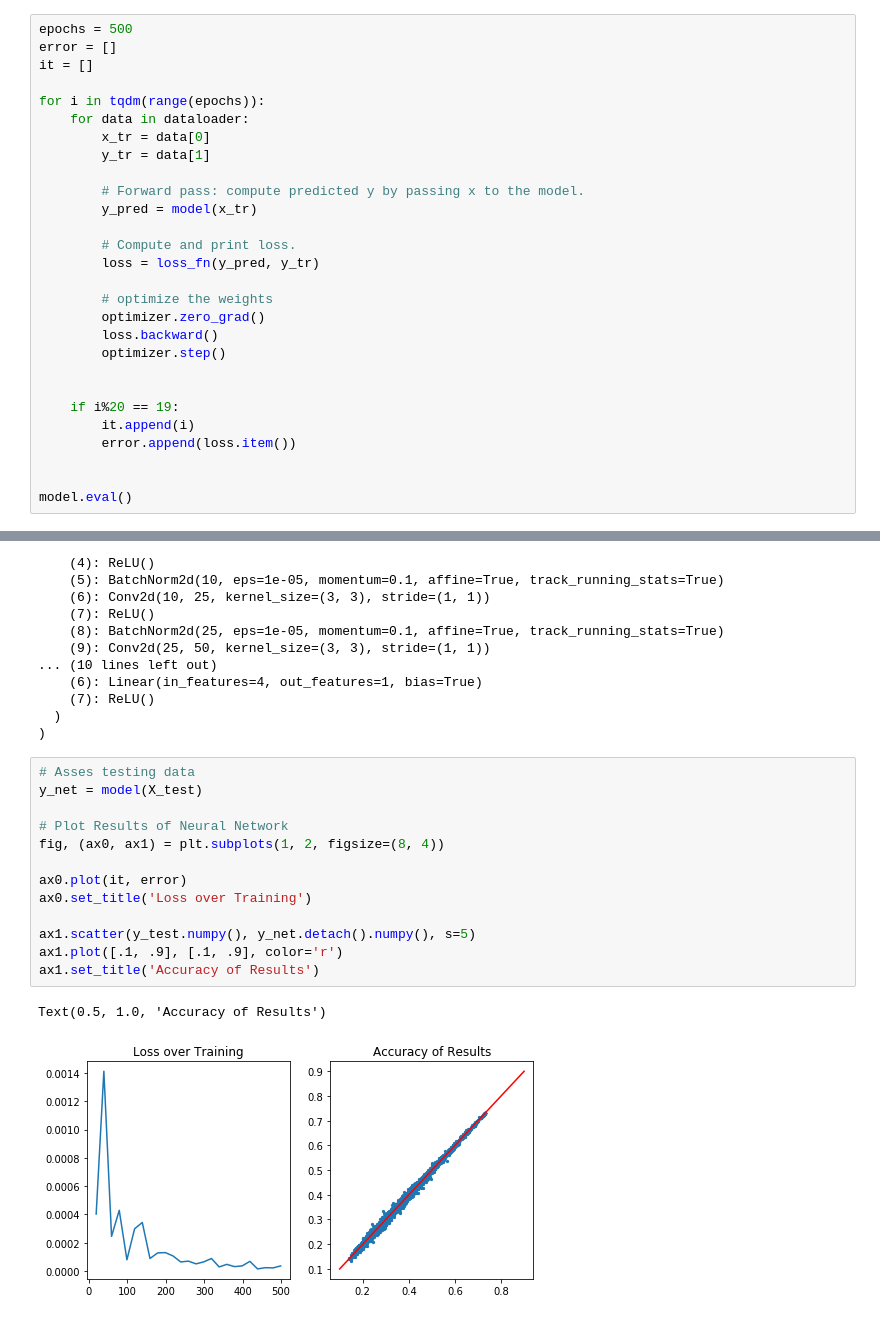
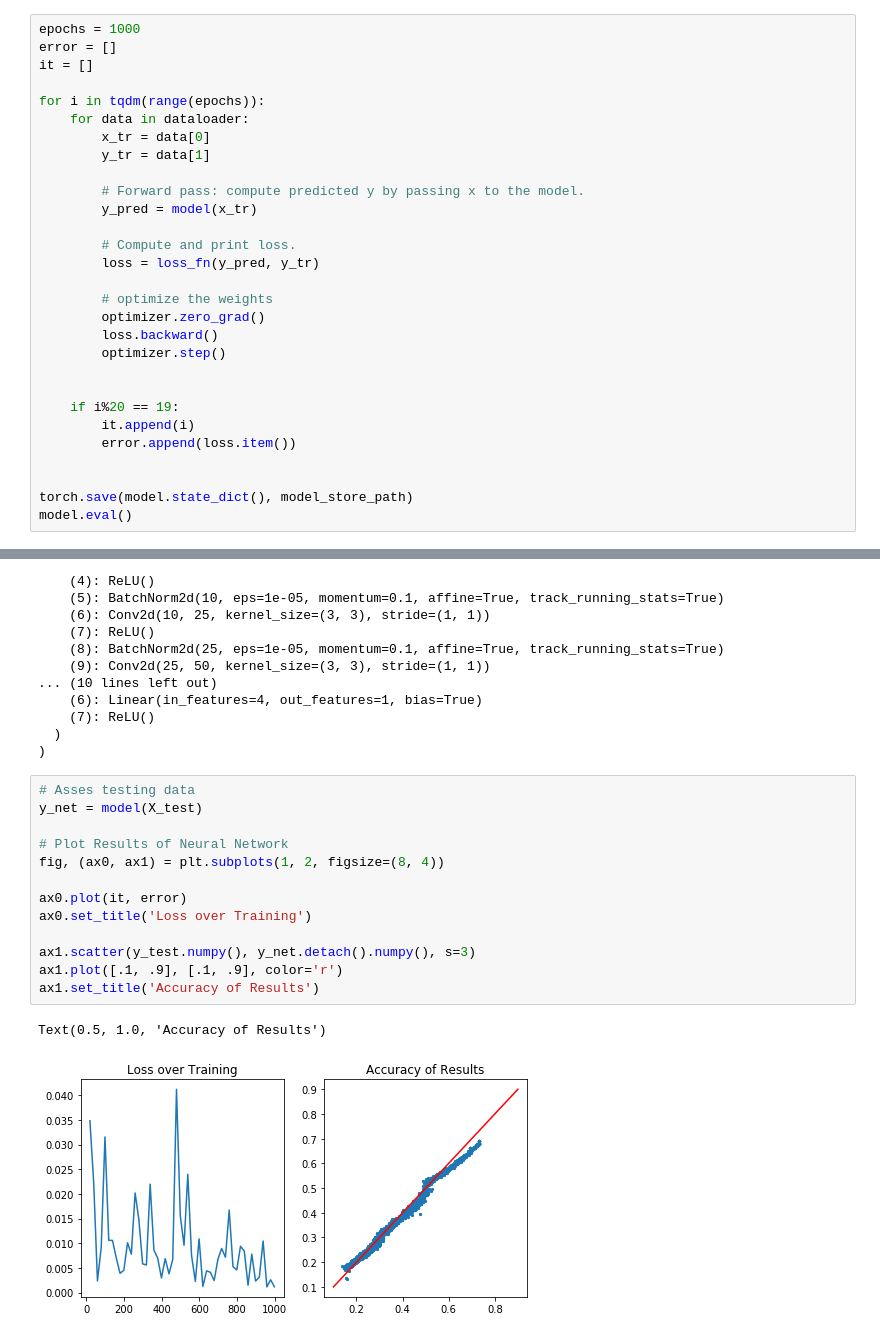
Before and after one commit to mattcars/Elasticity_NN, a Jupyter notebook: Regression Network.ipynb, the cells around one changed output, grey strips where cells are left out. Saved outputs shown, nothing was run; the diff lists cells and outputs as text.

```diff
--- a/Regression Network.ipynb
+++ b/Regression Network.ipynb
@@ -190,7 +195,7 @@ loss_fn = torch.nn.MSELoss(reduction='sum')
 learning_rate = 1e-4
 optimizer = torch.optim.Adam(model.parameters(), lr=learning_rate)
 # %%
-epochs = 500
+epochs = 1000
 error = []
 it = []
 
@@ -216,6 +221,7 @@ for i in tqdm(range(epochs)):
         error.append(loss.item())
 
 
+torch.save(model.state_dict(), model_store_path)
 model.eval()
 # %% [output]
 Regdx(
@@ -238,19 +244,19 @@ Regdx(
 # %%
 # Asses testing data
 y_net = model(X_test)
 
 # Plot Results of Neural Network
 fig, (ax0, ax1) = plt.subplots(1, 2, figsize=(8, 4))
 
 ax0.plot(it, error)
 ax0.set_title('Loss over Training')
 
-ax1.scatter(y_test.numpy(), y_net.detach().numpy(), s=5)
+ax1.scatter(y_test.numpy(), y_net.detach().numpy(), s=3)
 ax1.plot([.1, .9], [.1, .9], color='r')
 ax1.set_title('Accuracy of Results')
 # %% [output]
 Text(0.5, 1.0, 'Accuracy of Results')
-[figure, old version]
+[figure, new version]
 # %%
 trials = 5
 trial_i = np.random.randint(X_test.shape[0], size=trials)
```
Also changed, not shown: parts of 3 cells of this notebook, 7 other files.
